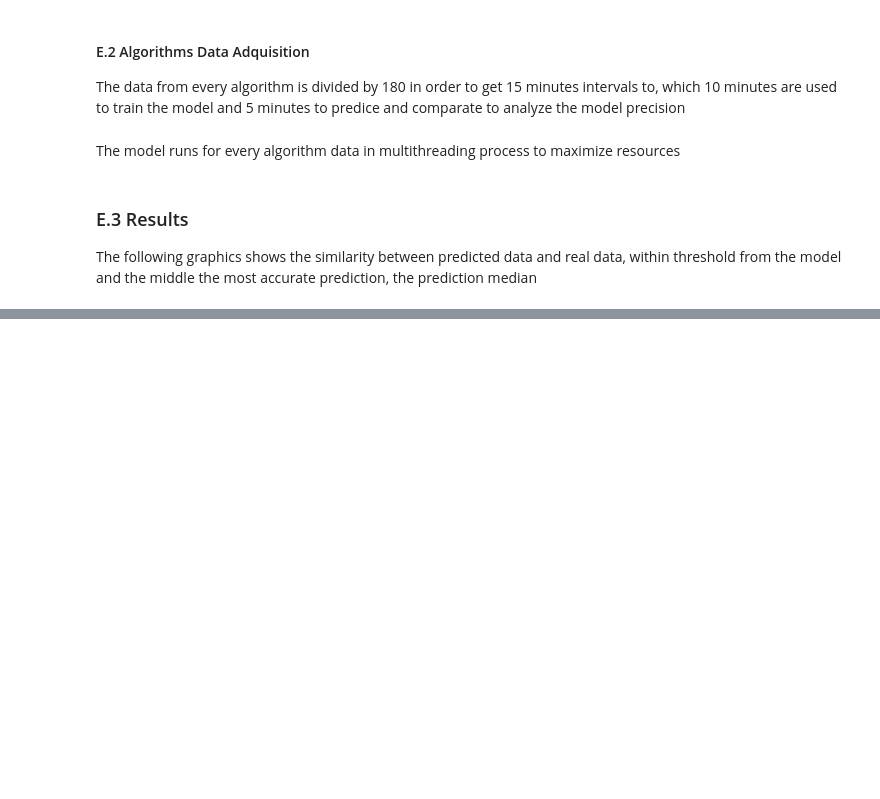
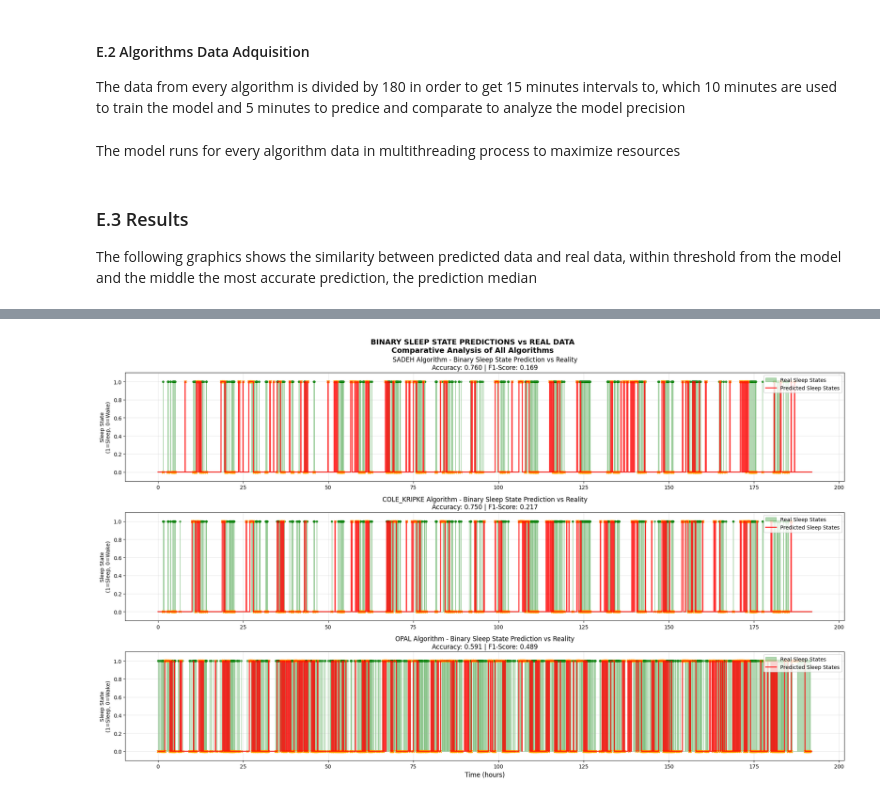
Before and after one commit to JkVely/SleepStatesPrediction, a Jupyter notebook: Final_Course_Project/model/predictSleepStates.ipynb, the cells around one changed output, grey strips where cells are left out. Cells and saved outputs as stored; diff of their text form; code cells hidden in the pictures; blank space fills up the shorter version.

Commit message:
feat(Notebook): Comparison between algorithms and predicted values. Added a graph comparing data vs ground truth values

```diff
--- a/Final_Course_Project/model/predictSleepStates.ipynb
+++ b/Final_Course_Project/model/predictSleepStates.ipynb
@@ -588,0 +638,76 @@ for name in ['Sadeh', 'Cole_kripke', 'Opal']:
+# %%
+# Create a comprehensive binary comparison visualization
+plt.figure(figsize=(20, 12))
+
+# Create time axis for better readability (convert to hours)
+time_hours = np.arange(len(algorithms_comparison['Sadeh']['real_data'])) / 60  # Convert to hours
+
+for i, (alg_name, data) in enumerate(algorithms_comparison.items()):
+    binary_predictions = (data['predictions'] > 0.5).astype(int)
+    binary_real = data['real_data'].astype(int)
+
+    # Create subplot for each algorithm
+    plt.subplot(3, 1, i+1)
+
+    # Plot real data as filled area
+    plt.fill_between(time_hours, 0, binary_real, alpha=0.3, color='green',
+                     label='Real Sleep States', step='pre')
+
+    # Plot predictions as line
+    plt.plot(time_hours, binary_predictions, color='red', linewidth=2,
+             label='Predicted Sleep States', alpha=0.8)
+
+    # Add markers for better visibility
+    sleep_pred_indices = np.where(binary_predictions == 1)[0]
+    sleep_real_indices = np.where(binary_real == 1)[0]
+
+    plt.scatter(time_hours[sleep_pred_indices], binary_predictions[sleep_pred_indices],
+               color='red', s=10, alpha=0.6)
+    plt.scatter(time_hours[sleep_real_indices], binary_real[sleep_real_indices],
+               color='green', s=10, alpha=0.6)
+
+    # Formatting
+    plt.title(f'{alg_name.upper()} Algorithm - Binary Sleep State Prediction vs Reality\n'
+              f'Accuracy: {data["metrics"]["accuracy"]:.3f} | '
+              f'F1-Score: {data["metrics"]["f1_score"]:.3f}', fontsize=12)
+    plt.ylabel('Sleep State\n(1=Sleep, 0=Wake)', fontsize=10)
+    plt.ylim(-0.1, 1.1)
+    plt.grid(True, alpha=0.3)
+    plt.legend(loc='upper right')
+
+    # Add difference highlighting
+    differences = binary_predictions != binary_real
+    if np.any(differences):
+        diff_indices = np.where(differences)[0]
+        plt.scatter(time_hours[diff_indices], binary_predictions[diff_indices],
+                   color='orange', s=20, marker='x', alpha=0.8,
+                   label=f'Mismatches ({np.sum(differences)} points)')
+
+plt.xlabel('Time (hours)', fontsize=12)
+plt.suptitle('BINARY SLEEP STATE PREDICTIONS vs REAL DATA\nComparative Analysis of All Algorithms',
+             fontsize=14, fontweight='bold')
+plt.tight_layout()
+plt.show()
+
+# Create a summary statistics table
+print("="*80)
+print("BINARY CLASSIFICATION PERFORMANCE SUMMARY")
+print("="*80)
+print(f"{'Algorithm':<12} {'Accuracy':<10} {'Precision':<10} {'Recall':<10} {'F1-Score':<10} {'Mismatches':<12}")
+print("-"*80)
+
+for alg_name, data in algorithms_comparison.items():
+    binary_predictions = (data['predictions'] > 0.5).astype(int)
+    binary_real = data['real_data'].astype(int)
+    mismatches = np.sum(binary_predictions != binary_real)
+
+    print(f"{alg_name.upper():<12} "
+          f"{data['metrics']['accuracy']:<10.3f} "
+          f"{data['metrics']['precision']:<10.3f} "
+          f"{data['metrics']['recall']:<10.3f} "
+          f"{data['metrics']['f1_score']:<10.3f} "
+          f"{mismatches:<12}")
+
+print("="*80)
+# %% [output]
+[figure, added]
```
Also changed, not shown: parts of 17 cells of this notebook, 1 other file.
